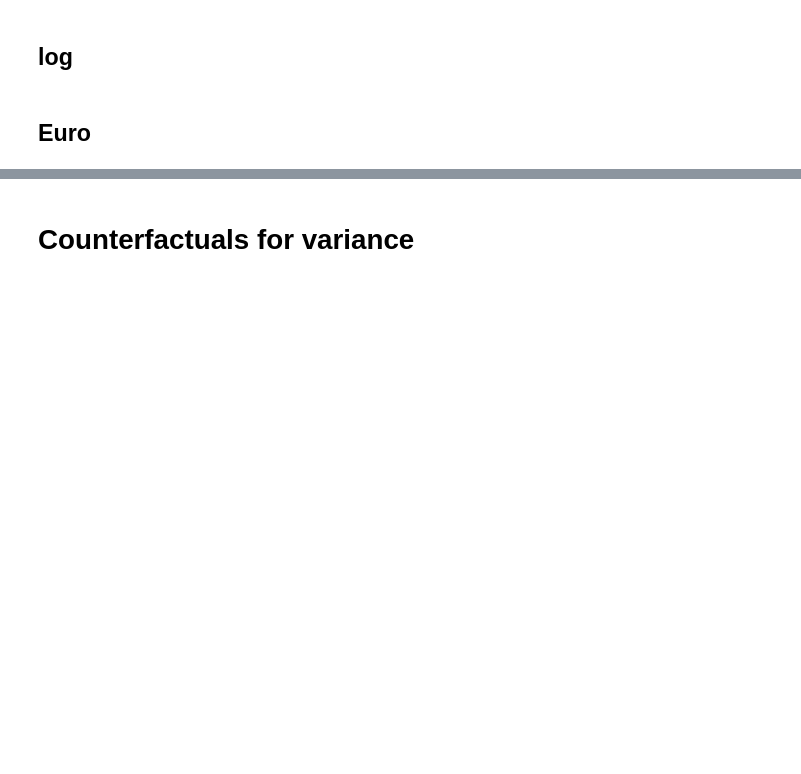
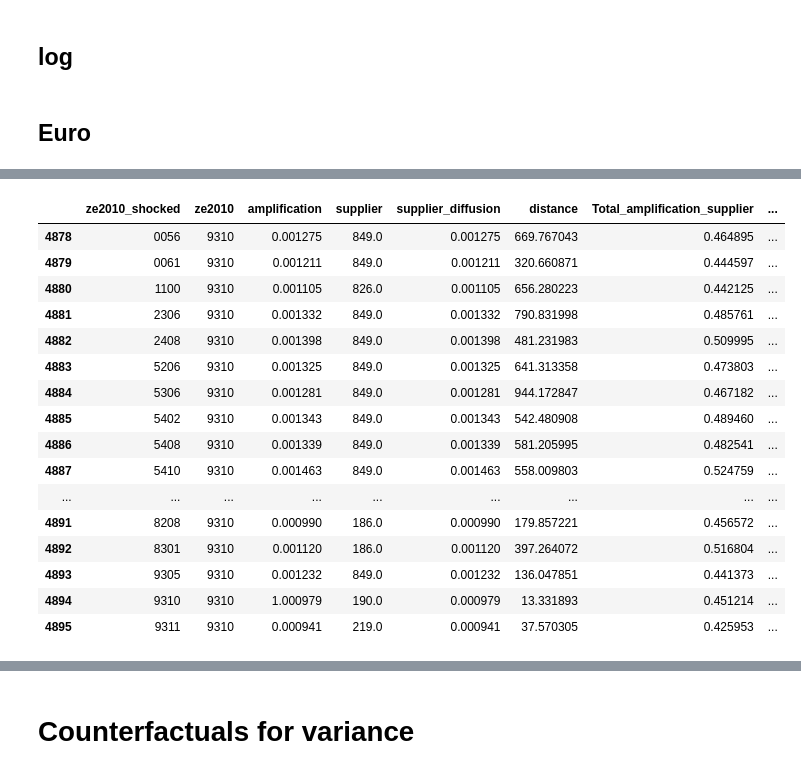
Before and after one commit to SwannChelly/SMM_Spatial_Comovement, a Jupyter notebook: analysis.ipynb, the cells around one changed output, grey strips where cells are left out. Cells and saved outputs as stored; diff of their text form; code cells hidden in the pictures; blank space fills up the shorter version.

```diff
--- a/analysis.ipynb
+++ b/analysis.ipynb
@@ -2521,2 +2673,22 @@ for industry,industry_name in [['aero','aero'],['auto','auto']]:
+# %%
+Diffusion.query('ze2010 == "9310"')
+# %% [output]
+|  | ze2010_shocked | ze2010 | amplification | supplier | supplier_diffusion | distance | Total_amplification_supplier | ... |
+| 4878 | 0056 | 9310 | 0.001275 | 849.0 | 0.001275 | 669.767043 | 0.464895 | ... |
+| 4879 | 0061 | 9310 | 0.001211 | 849.0 | 0.001211 | 320.660871 | 0.444597 | ... |
+| 4880 | 1100 | 9310 | 0.001105 | 826.0 | 0.001105 | 656.280223 | 0.442125 | ... |
+| 4881 | 2306 | 9310 | 0.001332 | 849.0 | 0.001332 | 790.831998 | 0.485761 | ... |
+| 4882 | 2408 | 9310 | 0.001398 | 849.0 | 0.001398 | 481.231983 | 0.509995 | ... |
+| 4883 | 5206 | 9310 | 0.001325 | 849.0 | 0.001325 | 641.313358 | 0.473803 | ... |
+| 4884 | 5306 | 9310 | 0.001281 | 849.0 | 0.001281 | 944.172847 | 0.467182 | ... |
+| 4885 | 5402 | 9310 | 0.001343 | 849.0 | 0.001343 | 542.480908 | 0.489460 | ... |
+| 4886 | 5408 | 9310 | 0.001339 | 849.0 | 0.001339 | 581.205995 | 0.482541 | ... |
+| 4887 | 5410 | 9310 | 0.001463 | 849.0 | 0.001463 | 558.009803 | 0.524759 | ... |
+| ... | ... | ... | ... | ... | ... | ... | ... | ... |
+| 4891 | 8208 | 9310 | 0.000990 | 186.0 | 0.000990 | 179.857221 | 0.456572 | ... |
+| 4892 | 8301 | 9310 | 0.001120 | 186.0 | 0.001120 | 397.264072 | 0.516804 | ... |
+| 4893 | 9305 | 9310 | 0.001232 | 849.0 | 0.001232 | 136.047851 | 0.441373 | ... |
+| 4894 | 9310 | 9310 | 1.000979 | 190.0 | 0.000979 | 13.331893 | 0.451214 | ... |
+| 4895 | 9311 | 9310 | 0.000941 | 219.0 | 0.000941 | 37.570305 | 0.425953 | ... |
 # %%
 # Compute quartiles (excluding zeros)
```
Also changed, not shown: parts of 27 cells of this notebook, 1 other file.
